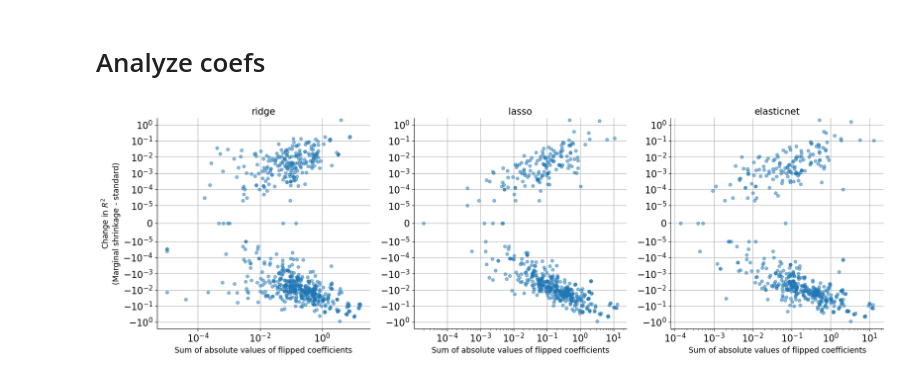
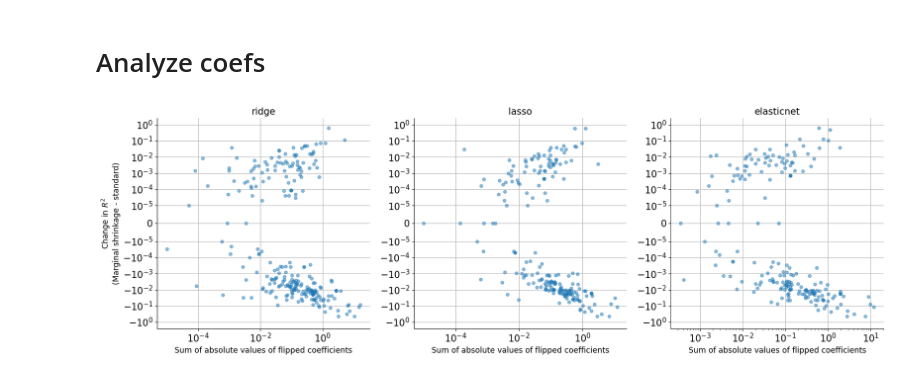
Before and after one commit to csinva/gam-experiments, a Jupyter notebook: notebooks/04_vary_linear.ipynb, the cells around one changed output. Cells and saved outputs as stored; diff of their text form; code cells hidden in the pictures.

Commit message:
average results over seeds

```diff
--- a/notebooks/04_vary_linear.ipynb
+++ b/notebooks/04_vary_linear.ipynb
@@ -138,39 +129,47 @@ for model in models:
         # print(coef_marg, coef_main)
         df_model['seed'].append(idx[1])
         # break
-    df["d_sign"].append(pd.DataFrame(df_model).round(5))
+    df["d_sign"].append(pd.DataFrame(df_model))
     df["model"].append(model)
     # display(d_sign)
 # %%
 fig, axes = plt.subplots(1, len(models), figsize=(len(models) * 6, 6))
 if not isinstance(axes, np.ndarray):
     axes = [axes]
 for i, model in enumerate(models):
     dd = df["d_sign"][i]
     dd = dd[~dd.sum_abs_flipped_values_baseline.isna()]
-    # dd = dd.groupby(by=['dataset_name', 'seed']).mean().reset_index()
+    dd = (
+        dd.groupby(by=["dataset_name"])[
+            ["r2_shrinkage-baseline", "sum_abs_flipped_values_baseline"]
+        ]
+        .mean()
+        .reset_index()
+    ).round(5)
     # dd['yplot'] = np.log(np.abs(dd['r2_shrinkage-baseline'])) * np.sign(dd['r2_shrinkage-baseline'])
     # sns.scatterplot(data=dd, x='sum_abs_flipped_values_baseline', y='r2_shrinkage-baseline')
     ax = axes[i]
     ax.grid(zorder=-1000)
     ax.plot(
         dd["sum_abs_flipped_values_baseline"],
         dd["r2_shrinkage-baseline"],
         "o",
         ms=5,
         alpha=0.5,
     )
     ax.set_xscale("log")
     minval = np.abs(dd["r2_shrinkage-baseline"][dd["r2_shrinkage-baseline"] != 0]).min()
     ax.set_yscale("symlog", linthresh=minval)
-    ax.set_xlabel('Sum of absolute values of flipped coefficients', fontsize='small')
+    ax.set_xlabel("Sum of absolute values of flipped coefficients", fontsize="small")
     if i == 0:
-        ax.set_ylabel('Change in $R^2$\n(Marginal shrinkage - standard)', fontsize='small')
-    ax.set_title(model, fontsize='medium')
+        ax.set_ylabel(
+            "Change in $R^2$\n(Marginal shrinkage - standard)", fontsize="small"
+        )
+    ax.set_title(model, fontsize="medium")
     ax.set_ylim(-2.5, 2.5)
 plt.tight_layout()
 plt.show()
 # %% [output]
-[figure, old version]
+[figure, new version]
 # %%
 dd[['r2_shrinkage-baseline', 'sum_abs_flipped_values_baseline']].describe()
```
Also changed, not shown: parts of 9 cells of this notebook.
